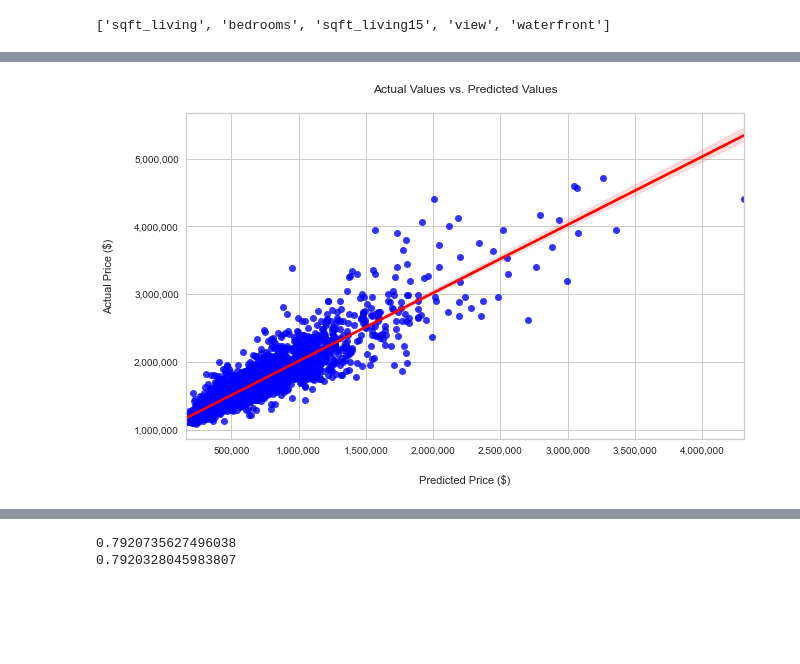
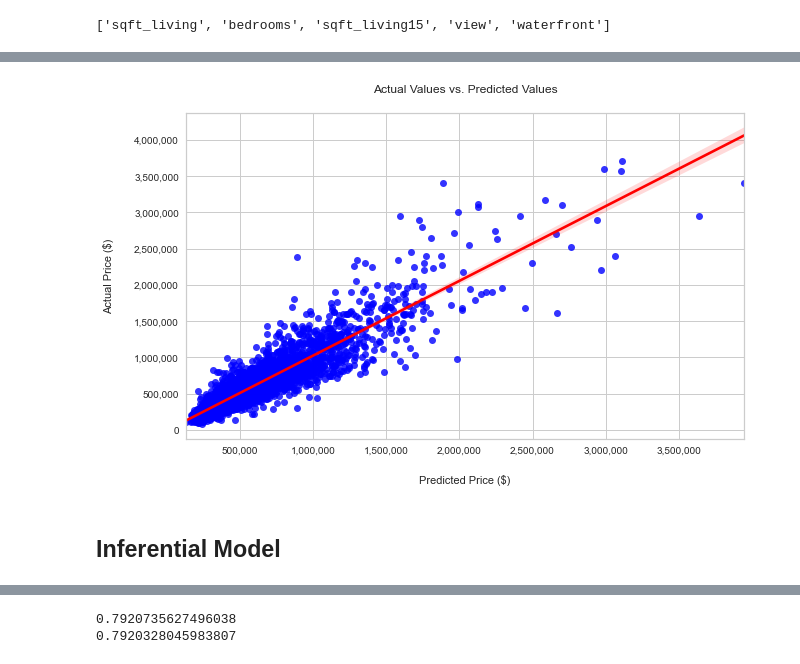
Before and after one commit to kyongminso/phase_2_project, a Jupyter notebook: First Draft.ipynb, the cells around one changed output, grey strips where cells are left out. Saved outputs shown, nothing was run; the diff lists cells and outputs as text; code cells hidden in the pictures; blank space fills up the shorter version.

Commit message:
updated graph and first draft notebook

```diff
--- a/First Draft.ipynb
+++ b/First Draft.ipynb
@@ -415,7 +435,12 @@ scaler = StandardScaler()
 # train on train data
 scaler.fit(X_train_ord)
 
-# transform both train and test data
+# transform the train data
 X_train_scaled_ord = scaler.transform(X_train_ord)
+
+#refit scaler to test data
+scaler.fit(X_test_ord)
+
+# transform the data to scalar form
 X_test_scaled_ord = scaler.transform(X_test_ord)
 # %%
@@ -1085,11 +1167,14 @@ test_preds = mlr_9.predict(X_test_scaled_ord)
 # %%
+# plotting the actual vs predicted values for our final predictive model
 fig, ax = plt.subplots(figsize=(10,6))
 sns.regplot(np.exp(test_preds), np.exp(y_test_log), scatter_kws={"color": "blue"}, line_kws={"color": "red"})
 ax.set_title('Actual Values vs. Predicted Values', pad=20)
 ax.set_ylabel('Actual Price ($)', labelpad=20)
 ax.set_xlabel('Predicted Price ($)', labelpad=20)
-ax.set_yticklabels(['0', '1,000,000', '2,000,000', '3,000,000', '4,000,000', '5,000,000'])
+ax.set_yticklabels(['0', '0', '500,000', '1,000,000', '1,500,000', '2,000,000', '2,500,000', '3,000,000', '3,500,000', '4,000,000', '4,500,000'])
 ax.set_xticklabels(['0', '500,000', '1,000,000', '1,500,000', '2,000,000', '2,500,000', '3,000,000', '3,500,000', '4,000,000', '4,500,000'])
 plt.savefig('Images/preds_actual_regplot.png', bbox_inches='tight')
 # %% [output]
-[figure, old version]
+[figure, new version]
+# %% [markdown]
+## Inferential Model
```
Also changed, not shown: parts of 103 cells of this notebook, 1 other file.
